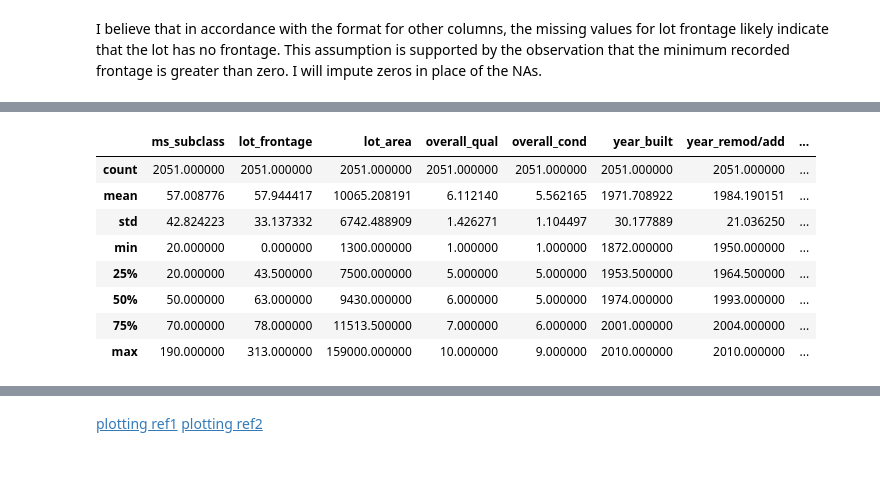
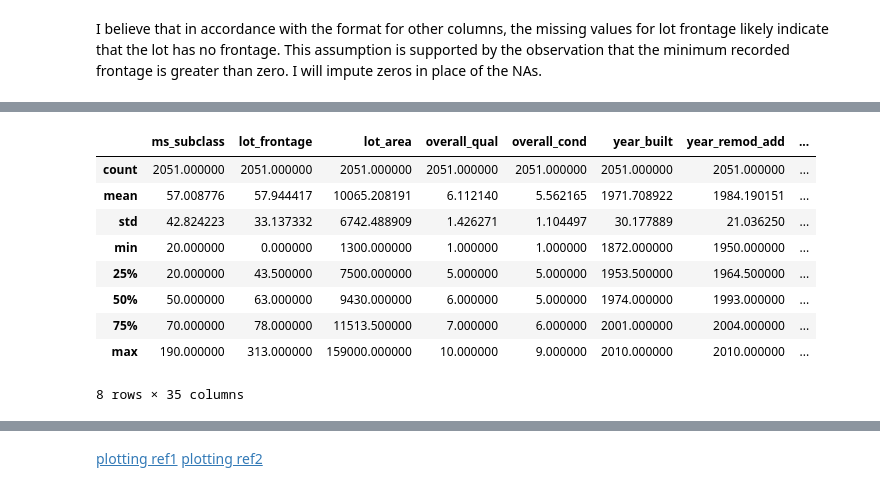
Before and after one commit to wcmohr/AmesHousing, a Jupyter notebook: notebooks/DataCleaning.ipynb, the cells around one changed output, grey strips where cells are left out. Saved outputs shown, nothing was run; the diff lists cells and outputs as text; code cells hidden in the pictures.

```diff
--- a/notebooks/DataCleaning.ipynb
+++ b/notebooks/DataCleaning.ipynb
@@ -20,7 +26,7 @@ data: http://jse.amstat.org/v19n3/decock/DataDocumentation.txt
 # %%
 houses = pd.read_csv('../datasets/train.csv')
 houses_test = pd.read_csv('../datasets/test.csv')
-pd.set_option('display.max_columns', None)
+pd.reset_option('^display.', silent=True)
 # %%
 houses.columns = [col.lower().replace(" ", '_').replace("/", '_')  for col in \
                         houses.columns]
@@ -191,3 +139,0 @@ Name: saleprice, dtype: float64
-# %%
-pd.set_option('display.max_rows', None)
-houses.dtypes
@@ -419,28 +161,30 @@ Length: 75, dtype: object
 # %%
 #https://stackoverflow.com/questions/25039626/how-do-i-find-numeric-columns-in-
 #pandas
 #https://stackoverflow.com/questions/21271581/selecting-pandas-columns-by-dtype
 
 houses_numeric = houses.select_dtypes(exclude=[object])
 si = SimpleImputer(strategy = 'constant')
 
-si.fit(houses_numeric)
-houses_numeric_imputed = si.transform(houses_numeric)
-houses_numeric = pd.DataFrame(houses_numeric_imputed, columns = houses_numeric.\
-                              columns)
+houses_numeric = pd.DataFrame(si.fit_transform(houses_numeric),\
+                              columns = houses_numeric.columns)
 
 houses_obj = houses.select_dtypes(include=[object])
 si = SimpleImputer(strategy = 'constant', fill_value='None')
 
-si.fit(houses_obj)
-houses_obj_imputed = si.transform(houses_obj)
+houses_obj_imputed = si.fit_transform(houses_obj)
+
 houses_obj = pd.DataFrame(houses_obj_imputed, columns = houses_obj.\
                               columns)
 houses_imp = houses_numeric.join(houses_obj)
 
 houses_imp.describe()
+
+#https://stackoverflow.com/questions/25039626/how-do-i-find-numeric-columns-in-
+#pandas
+#https://stackoverflow.com/questions/21271581/selecting-pandas-columns-by-dtype
 # %% [output]
-|  | ms_subclass | lot_frontage | lot_area | overall_qual | overall_cond | year_built | year_remod/add | ... |
+|  | ms_subclass | lot_frontage | lot_area | overall_qual | overall_cond | year_built | year_remod_add | ... |
 | count | 2051.000000 | 2051.000000 | 2051.000000 | 2051.000000 | 2051.000000 | 2051.000000 | 2051.000000 | ... |
 | mean | 57.008776 | 57.944417 | 10065.208191 | 6.112140 | 5.562165 | 1971.708922 | 1984.190151 | ... |
 | std | 42.824223 | 33.137332 | 6742.488909 | 1.426271 | 1.104497 | 30.177889 | 21.036250 | ... |
@@ -449,6 +193,7 @@ houses_imp.describe()
 | 50% | 50.000000 | 63.000000 | 9430.000000 | 6.000000 | 5.000000 | 1974.000000 | 1993.000000 | ... |
 | 75% | 70.000000 | 78.000000 | 11513.500000 | 7.000000 | 6.000000 | 2001.000000 | 2004.000000 | ... |
 | max | 190.000000 | 313.000000 | 159000.000000 | 10.000000 | 9.000000 | 2010.000000 | 2010.000000 | ... |
+8 rows × 35 columns
 # %%
 # imputing test data
 houses_test_numeric = houses_test.select_dtypes(exclude=[object])
```
Also changed, not shown: parts of 68 cells of this notebook, 39 other files.
